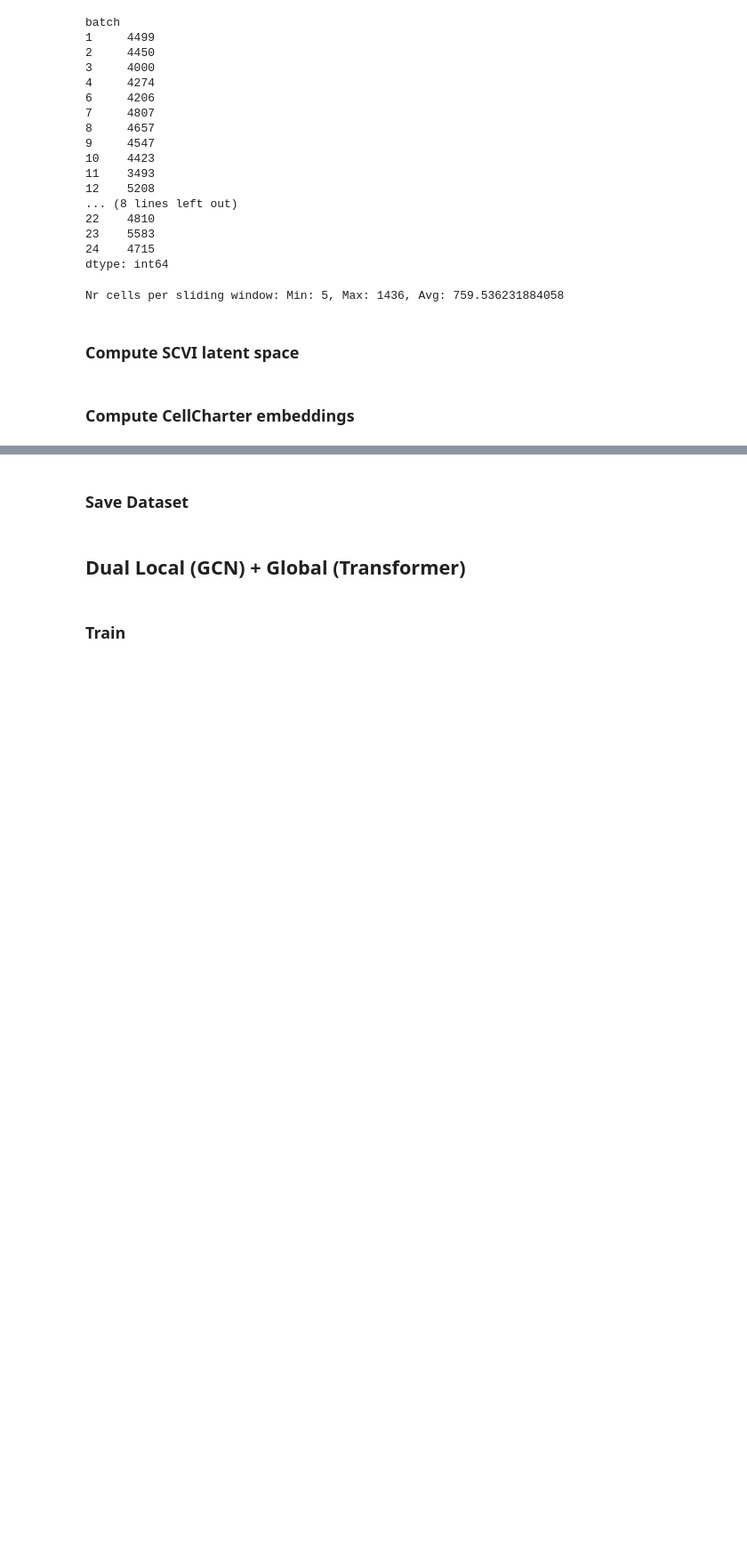
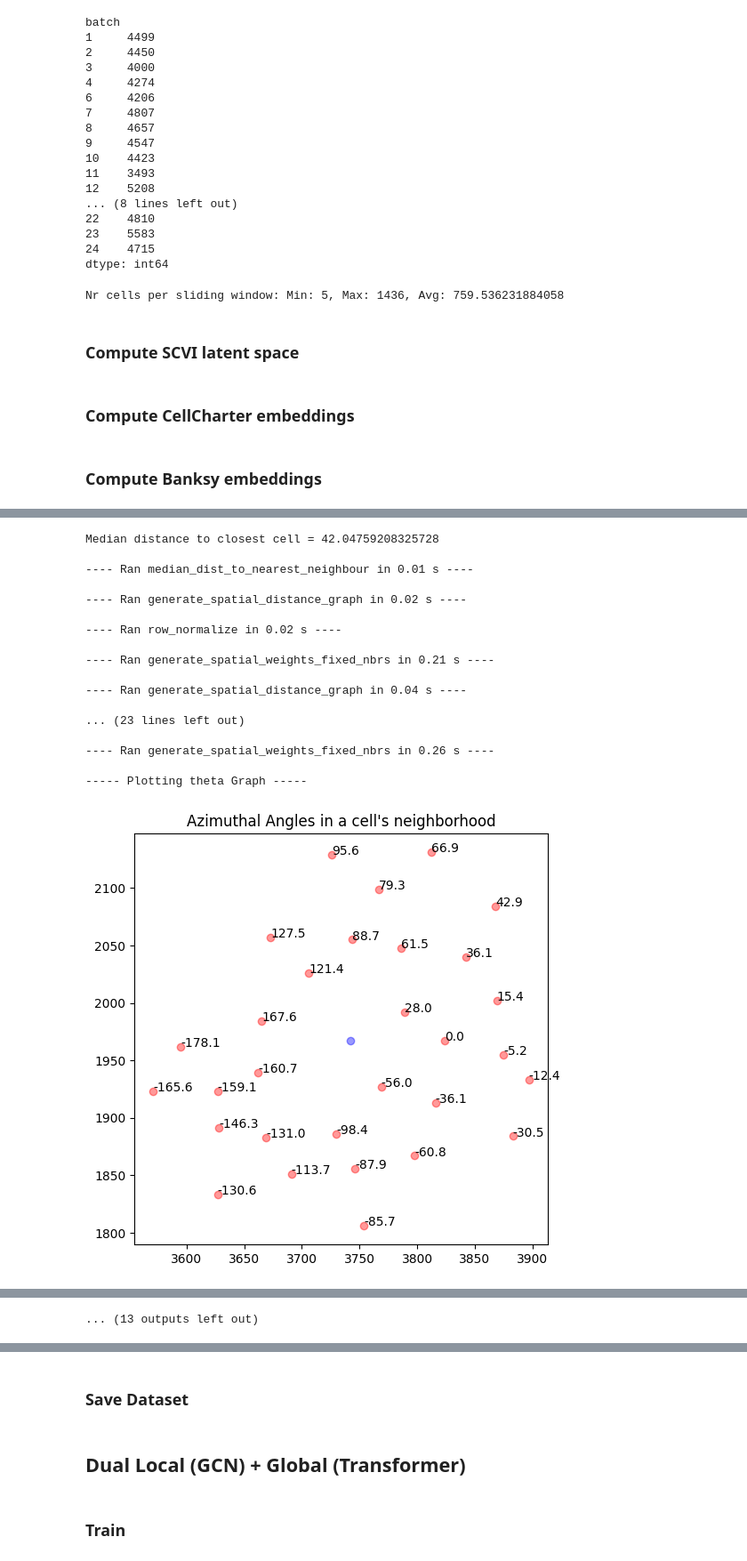
Before and after one commit to theislab/InterScale_reproducibility, a Jupyter notebook: notebooks/melton_jimenez_25/Benchamrk_Amici_Steamboat.ipynb, the cells around one changed output, grey strips where cells are left out. Shown at 89% size. Saved outputs shown, nothing was run; the diff lists cells and outputs as text; code cells hidden in the pictures; blank space fills up the shorter version.

Commit message:
Add stagate and banksy embeddings

```diff
--- a/notebooks/melton_jimenez_25/Benchamrk_Amici_Steamboat.ipynb
+++ b/notebooks/melton_jimenez_25/Benchamrk_Amici_Steamboat.ipynb
@@ -201,3 +201,5 @@ adata.obsm['scvi_latent'] = latent_repr
 import cellcharter as cc
 # %%
 cc.gr.aggregate_neighbors(adata, n_layers=3, use_rep='scvi_latent', out_key='X_cellcharter', sample_key='sample')
+# %% [markdown]
+### Compute Banksy embeddings
@@ -203,0 +209,51 @@ cc.gr.aggregate_neighbors(adata, n_layers=3, use_rep='scvi_latent', out_key='X_c
+# %%
+from scipy.sparse import block_diag
+
+
+if "x" not in adata.obs or "y" not in adata.obs:
+    adata.obs["x"] = adata.obsm["spatial"][:, 0]
+    adata.obs["y"] = adata.obsm["spatial"][:, 1]
+coord_keys = ('x', 'y', 'spatial')
+slice_col = "batch"
+
+adata = adata[adata.obs.sort_values(by=slice_col).index].copy()
+
+banksy_per_slice = {}
+unique_slices = adata.obs[slice_col].unique()
+
+for slice_id in adata.obs[slice_col].unique():
+    sub_adata = adata[adata.obs[slice_col] == slice_id].copy()
+
+    banksy_per_slice[slice_id] = initialize_banksy(
+        sub_adata,
+        coord_keys=coord_keys,
+        num_neighbours=15,
+        nbr_weight_decay="scaled_gaussian",
+        plt_edge_hist=False,
+        plt_nbr_weights=False,
+    )
+
+
+first_slice = unique_slices[0]
+weight_decay_key = list(banksy_per_slice[first_slice].keys())[0]
+
+num_weights = len(banksy_per_slice[first_slice][weight_decay_key]["weights"])
+block_weights = []
+
+for w_idx in range(num_weights):
+    slice_mats = [
+        banksy_per_slice[s_id][weight_decay_key]["weights"][w_idx]
+        for s_id in unique_slices
+    ]
+
+    combined_mat = block_diag(slice_mats, format="csr")
+    block_weights.append(combined_mat)
+
+
+global_banksy_dict = {
+    weight_decay_key: {
+        "weights": block_weights,
+        "distances": None,
+    }
+}
+# %% [output]
@@ -203,0 +277,18 @@ cc.gr.aggregate_neighbors(adata, n_layers=3, use_rep='scvi_latent', out_key='X_c
+Median distance to closest cell = 42.04759208325728
+
+---- Ran median_dist_to_nearest_neighbour in 0.01 s ----
+
+---- Ran generate_spatial_distance_graph in 0.02 s ----
+
+---- Ran row_normalize in 0.02 s ----
+
+---- Ran generate_spatial_weights_fixed_nbrs in 0.21 s ----
+
+---- Ran generate_spatial_distance_graph in 0.04 s ----
+
+... (23 lines left out)
+
+---- Ran generate_spatial_weights_fixed_nbrs in 0.26 s ----
+
+----- Plotting theta Graph -----
+[figure, added]
@@ -203,0 +304 @@ cc.gr.aggregate_neighbors(adata, n_layers=3, use_rep='scvi_latent', out_key='X_c
+... (13 outputs left out)
```
Also changed, not shown: parts of 12 cells of this notebook.
